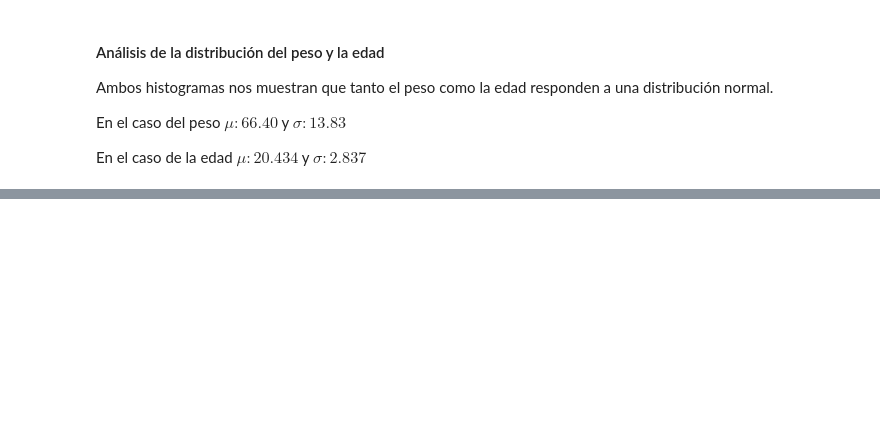
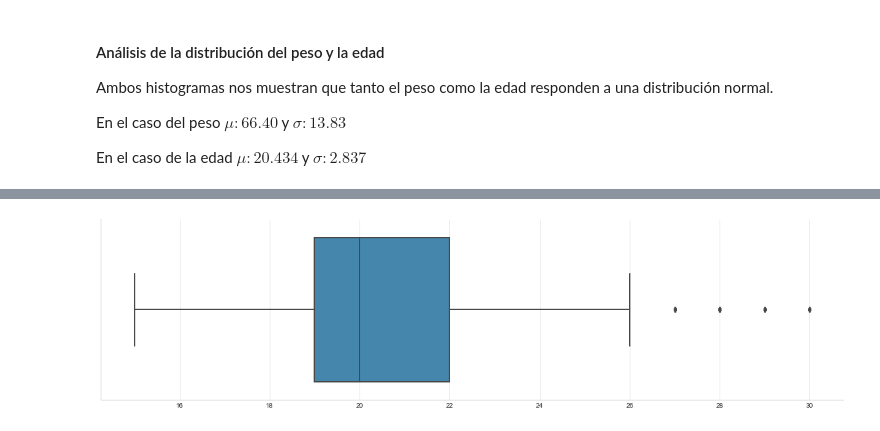
Before and after one commit to rodricarranza/DiploDatos, a Jupyter notebook: analysis_and_visualization/lab1/lab1.ipynb, the cells around one changed output, grey strips where cells are left out. Cells and saved outputs as stored; diff of their text form; code cells hidden in the pictures; blank space fills up the shorter version.

```diff
--- a/analysis_and_visualization/lab1/lab1.ipynb
+++ b/analysis_and_visualization/lab1/lab1.ipynb
@@ -146,0 +180,4 @@ En el caso de la edad $\mu: 20.434$ y $\sigma: 2.837$
+# %%
+get_data_boxplot(age_without_na)
+# %% [output]
+[figure, added]
```
Also changed, not shown: parts of 8 cells of this notebook.
